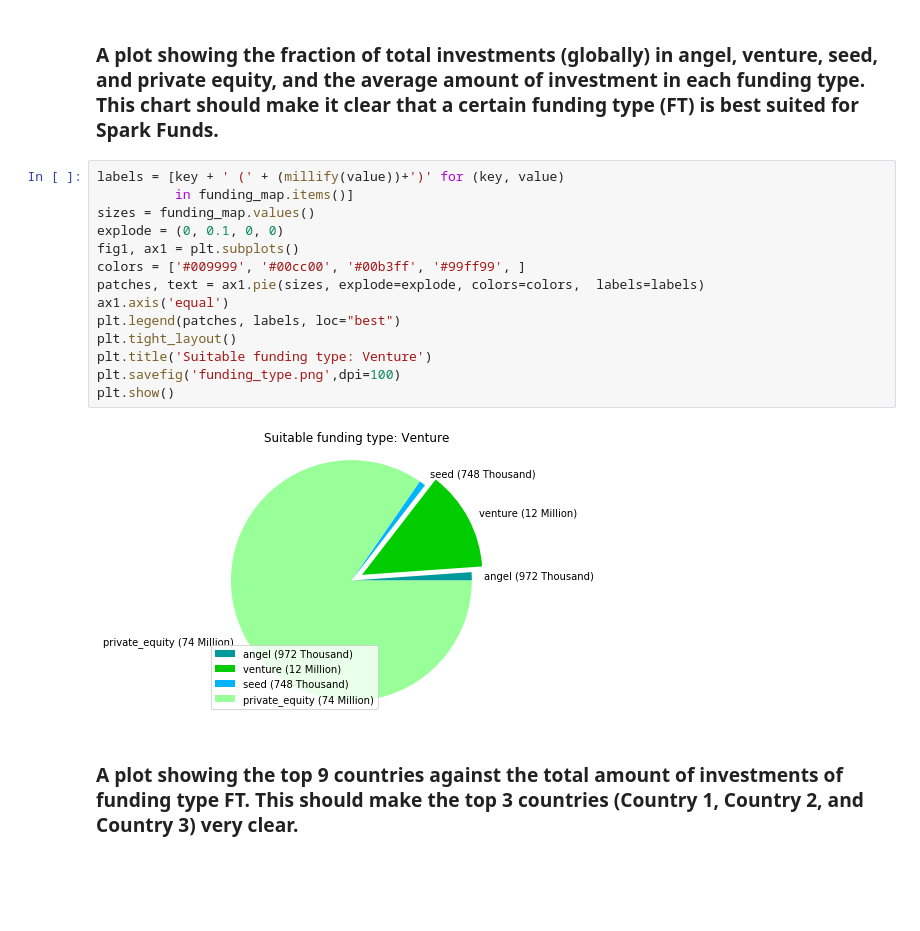
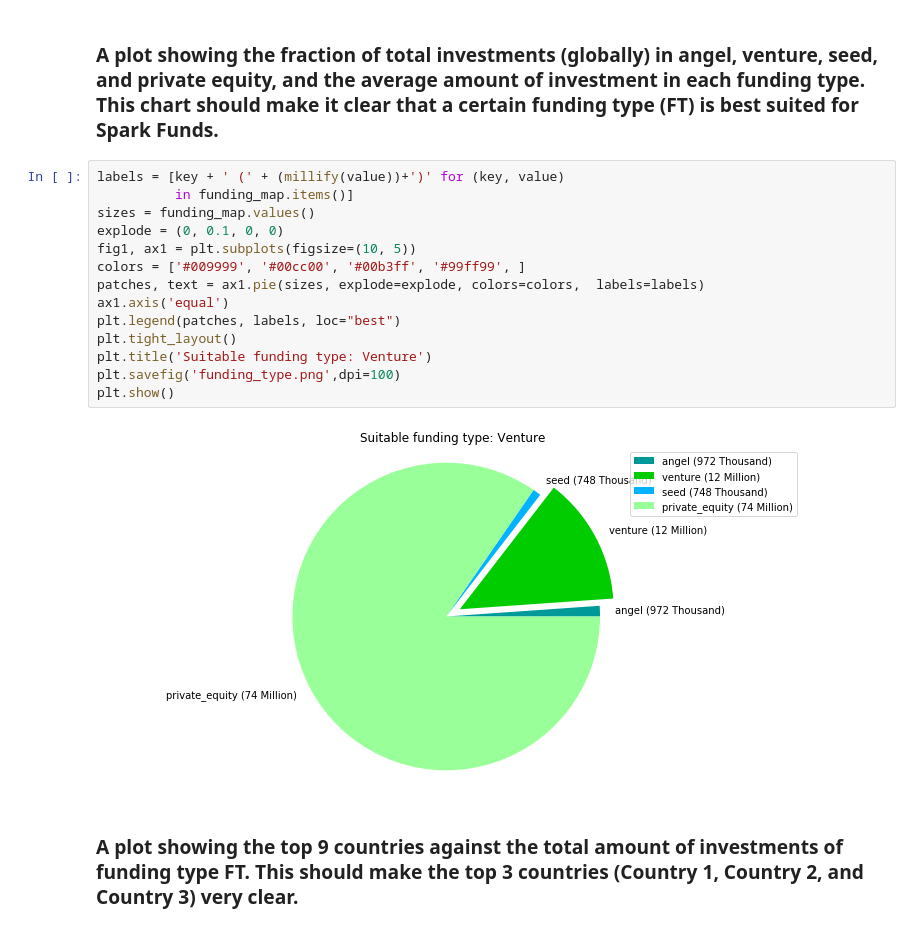
Before and after one commit to ashwanikumar04/crunchbase-startup-investment-analysis, a Jupyter notebook: investment_analysis_assignment.ipynb, the cells around one changed output. Saved outputs shown, nothing was run; the diff lists cells and outputs as text; blank space fills up the shorter version.

```diff
--- a/investment_analysis_assignment.ipynb
+++ b/investment_analysis_assignment.ipynb
@@ -731,19 +731,19 @@ def millify(n):
 # %%
 labels = [key + ' (' + (millify(value))+')' for (key, value)
           in funding_map.items()]
 sizes = funding_map.values()
 explode = (0, 0.1, 0, 0)
-fig1, ax1 = plt.subplots()
+fig1, ax1 = plt.subplots(figsize=(10, 5))
 colors = ['#009999', '#00cc00', '#00b3ff', '#99ff99', ]
 patches, text = ax1.pie(sizes, explode=explode, colors=colors,  labels=labels)
 ax1.axis('equal')
 plt.legend(patches, labels, loc="best")
 plt.tight_layout()
 plt.title('Suitable funding type: Venture')
 plt.savefig('funding_type.png',dpi=100)
 plt.show()
 # %% [output]
-[figure, old version]
+[figure, new version]
 # %% [markdown]
 ### A plot showing the top 9 countries against the total amount of investments of funding type FT. This should make the top 3 countries (Country 1, Country 2, and Country 3) very clear.
 # %%
```
Also changed, not shown: parts of 12 cells of this notebook, 7 other files.
